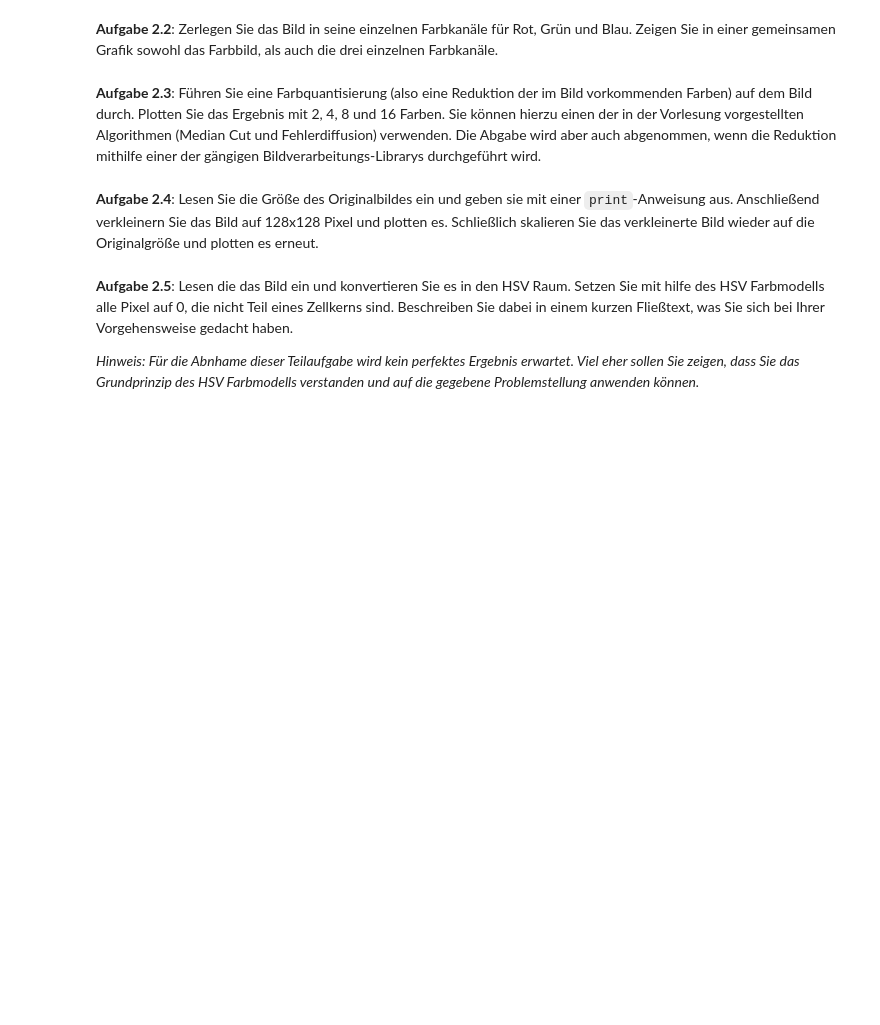
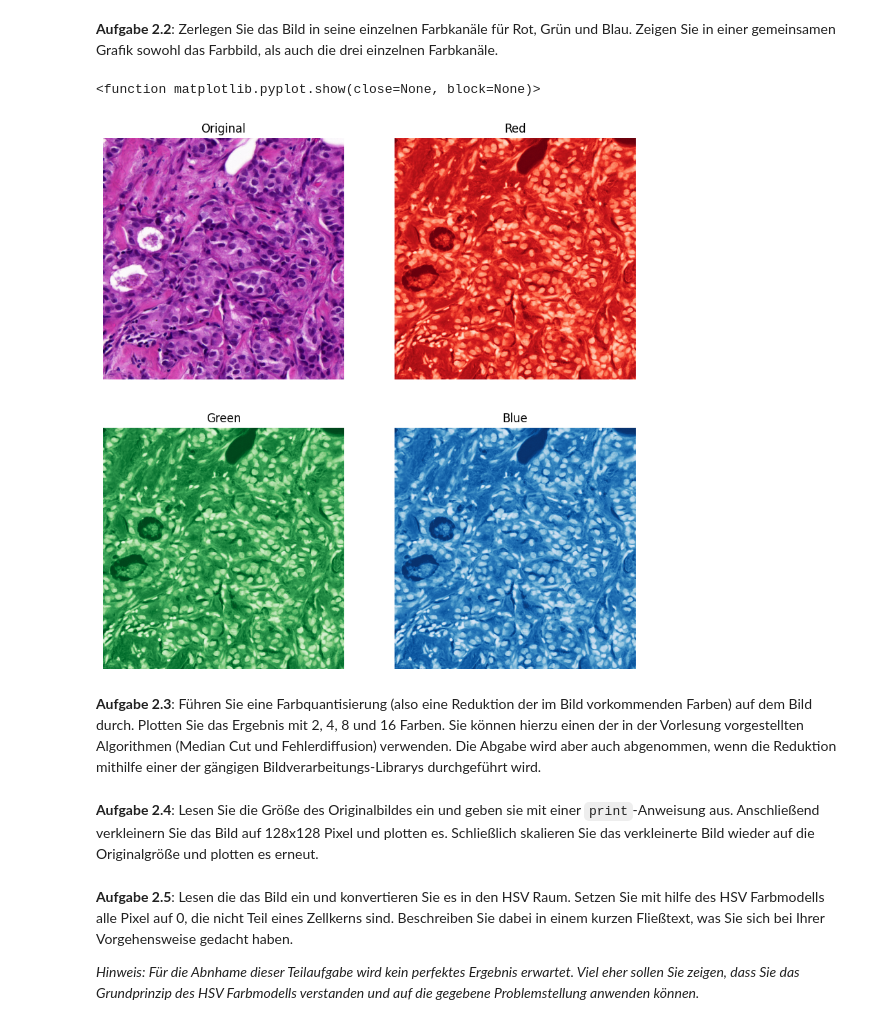
Before and after one commit to enji777/WiSe24-BV, a Jupyter notebook: Beleg 1/MBV - Bilddateien Bilddarstellung und Diskretisierung.ipynb, the cells around one changed output. Saved outputs shown, nothing was run; the diff lists cells and outputs as text; code cells hidden in the pictures; blank space fills up the shorter version.

Commit message:
Finished Aufgabe 2.1 RGB Channels

```diff
--- a/Beleg 1/MBV - Bilddateien Bilddarstellung und Diskretisierung.ipynb
+++ b/Beleg 1/MBV - Bilddateien Bilddarstellung und Diskretisierung.ipynb
@@ -127,5 +158,41 @@ In dieser Aufgabe werden Sie mit einem Farbbild (`mamma_tissue.png`) arbeiten. D
 # %% [markdown]
 **Aufgabe 2.2**: Zerlegen Sie das Bild in seine einzelnen Farbkanäle für Rot, Grün und Blau. Zeigen Sie in einer gemeinsamen Grafik sowohl das Farbbild, als auch die drei einzelnen Farbkanäle.
+# %%
+import PIL
+
+# https://how.dev/answers/splitting-rgb-channels-in-python
+
+img = Image.open("/Users/enji/Github/WiSe24-BV/Beleg 1/mamma_tissue.png")
+M = np.asarray(img)
+plt.figure(figsize=(10,10))
+
+
+plt.subplot(2,2,1)
+plt.imshow(img)
+plt.title("Original")
+plt.axis('off')
+
+plt.subplot(2,2,2)
+plt.title("Red")
+plt.imshow(M[:, :, 0], cmap='Reds', vmin=0, vmax=255)
+plt.axis('off')
+
+plt.subplot(2,2,3)
+plt.title("Green")
+plt.imshow(M[:, :, 0], cmap='Greens', vmin=0, vmax=255)
+plt.axis('off')
+
+
+plt.subplot(2,2,4)
+plt.title("Blue")
+plt.imshow(M[:, :, 0], cmap='Blues', vmin=0, vmax=255)
+plt.axis('off')
+
+
+plt.show
+# %% [output]
+<function matplotlib.pyplot.show(close=None, block=None)>
+[figure, added]
 # %%
 # 2.2
 # %% [markdown]
```
Also changed, not shown: parts of 2 cells of this notebook, 1 other file.
